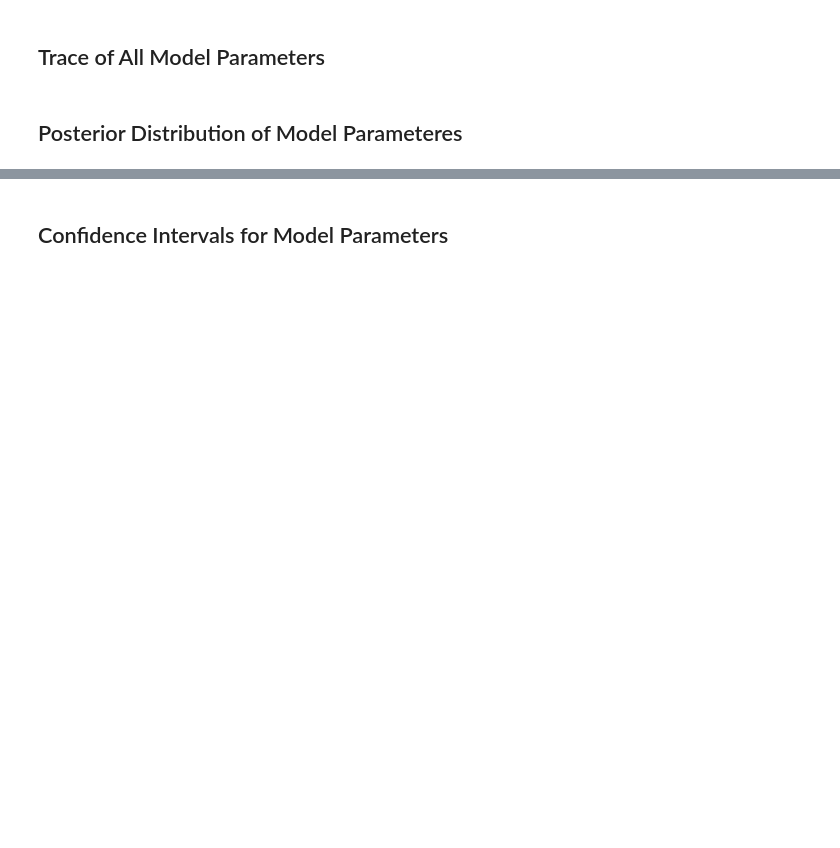
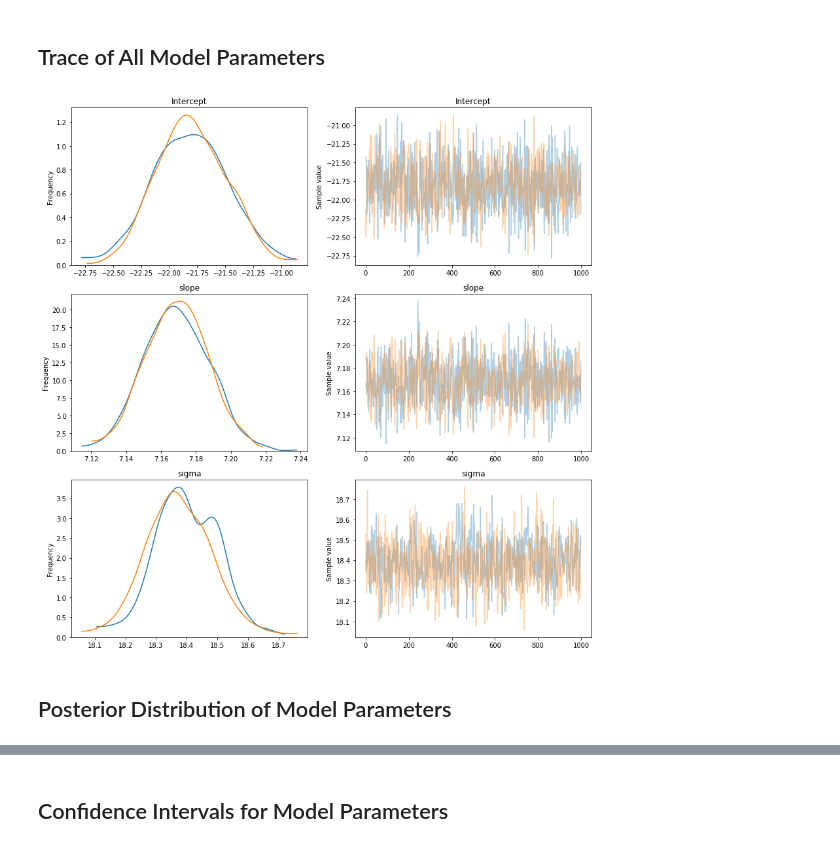
Before and after one commit to WillKoehrsen/Data-Analysis, a Jupyter notebook: bayesian_lr/Bayesian Linear Regression Demonstration.ipynb, the cells around one changed output, grey strips where cells are left out. Drawn from its saved outputs; the diff is of its cells as text; code cells hidden in the pictures; blank space fills up the shorter version.

```diff
--- a/bayesian_lr/Bayesian Linear Regression Demonstration.ipynb
+++ b/bayesian_lr/Bayesian Linear Regression Demonstration.ipynb
@@ -92,0 +134,22 @@ NUTS: [sd_log__, Duration, Intercept]
+# %%
+with pm.Model() as linear_model:
+    # Intercept
+    intercept = pm.Normal('Intercept', mu = 0, sd = 10)
+
+    # Slope
+    slope = pm.Normal('slope', mu = 0, sd = 10)
+
+    # Standard deviation
+    sigma = pm.HalfNormal('sigma', sd = 10)
+
+    # Estimate of mean
+    mean = intercept + slope * X.loc[:, 'Duration']
+
+    # Observed values
+    Y_obs = pm.Normal('Y_obs', mu = mean, sd = sigma, observed = y.values)
+
+    # Sampler
+    step = pm.NUTS()
+
+    # Posterior distribution
+    linear_trace = pm.sample(1000, step)
@@ -93,7 +168,9 @@ NUTS: [sd_log__, Duration, Intercept]
 # %% [markdown]
 ## Trace of All Model Parameters
 # %%
-pm.traceplot(linear_trace);
+pm.traceplot(linear_trace, figsize = (12, 12));
+# %% [output]
+[figure, added]
 # %% [markdown]
-## Posterior Distribution of Model Parameteres
+## Posterior Distribution of Model Parameters
 # %%
```
Also changed, not shown: parts of 34 cells of this notebook, 9 other files.
